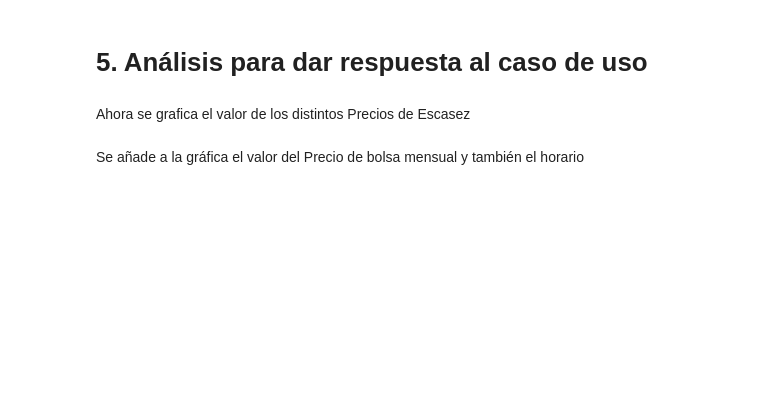
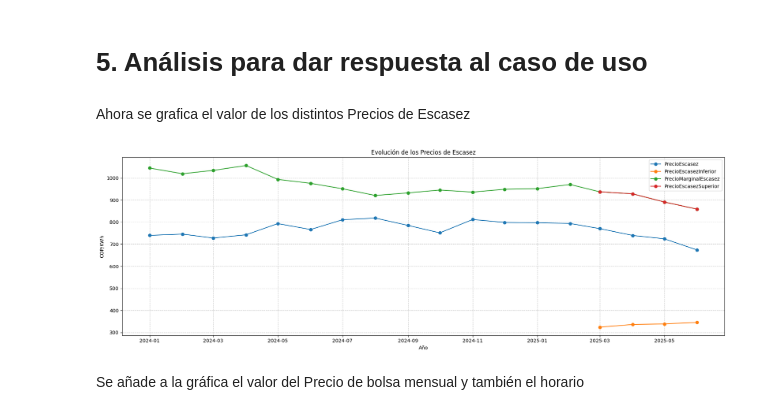
Before and after one commit to XM-SA-ESP/GEDeN-SIMEM-Tools, a Jupyter notebook: examples/cargo_por_confiabilidad/precios_de_escasez_del_cargo_por_confiabilidad.ipynb, the cells around one changed output. Drawn from its saved outputs; the diff is of its cells as text; code cells hidden in the pictures; blank space fills up the shorter version.

```diff
--- a/examples/cargo_por_confiabilidad/precios_de_escasez_del_cargo_por_confiabilidad.ipynb
+++ b/examples/cargo_por_confiabilidad/precios_de_escasez_del_cargo_por_confiabilidad.ipynb
@@ -254,25 +254,30 @@ df_mensual
 # %% [markdown]
 Ahora se grafica el valor de los distintos Precios de Escasez
 # %%
-fig = go.Figure()                                                                   # Crear la figura de Plotly
+# Crear la figura de Matplotlib
+plt.figure(figsize=(18, 6))  # Tamaño del gráfico
 
-for tipo in ['PrecioEscasez', 'PrecioEscasezInferior',   # Agregar una línea por cada Precio de Escasez
-             'PrecioMarginalEscasez','PrecioEscasezSuperior']:
-    fig.add_trace(go.Scatter(
-        x=df_pe_pivot['Fecha'],                                                     # Valores Eje X
-        y=df_pe_pivot[tipo],                                                        # Valores Eje Y
-        mode='lines+markers',                                                       # Gráfico de líneas con puntos
-        name=tipo                                                                   # Nombre de la línea
-    ))
+# Agregar una línea por cada Precio de Escasez
+for tipo in ['PrecioEscasez', 'PrecioEscasezInferior', 'PrecioMarginalEscasez', 'PrecioEscasezSuperior']:
+    plt.plot(
+        df_pe_pivot['Fecha'],         # Valores Eje X
+        df_pe_pivot[tipo],            # Valores Eje Y
+        label=tipo,                   # Nombre de la línea
+        marker='o',                   # Marcadores en los puntos
+        linestyle='-'                 # Estilo de línea
+    )
 
-fig.update_layout(                                                                  # Se configura el diseño del gráfico
-    title="Evolución de los Precios de Escasez",                                    # Título del gráfico
-    xaxis_title='Año',                                                              # Título Eje X
-    yaxis_title='COP/KWh',                                                          # Título Eje Y
-    template='plotly_white'
-)
+# Se configura el diseño del gráfico
+plt.title("Evolución de los Precios de Escasez")     # Título del gráfico
+plt.xlabel("Año")                                    # Título Eje X
+plt.ylabel("COP/KWh")                                # Título Eje Y
+plt.legend()                                         # Mostrar leyenda
+plt.grid(True, linestyle='--', alpha=0.7)            # Líneas de guía
 
-fig.show()                                                                          # Se muestra el gráfico
+plt.tight_layout()  # Ajuste automático del diseño
+plt.show()          # Se muestra el gráfico
+# %% [output]
+[figure, added]
 # %% [markdown]
 Se añade a la gráfica el valor del Precio de bolsa mensual y también el horario
 # %%
```
Also changed, not shown: parts of 6 cells of this notebook, 3 other files.
